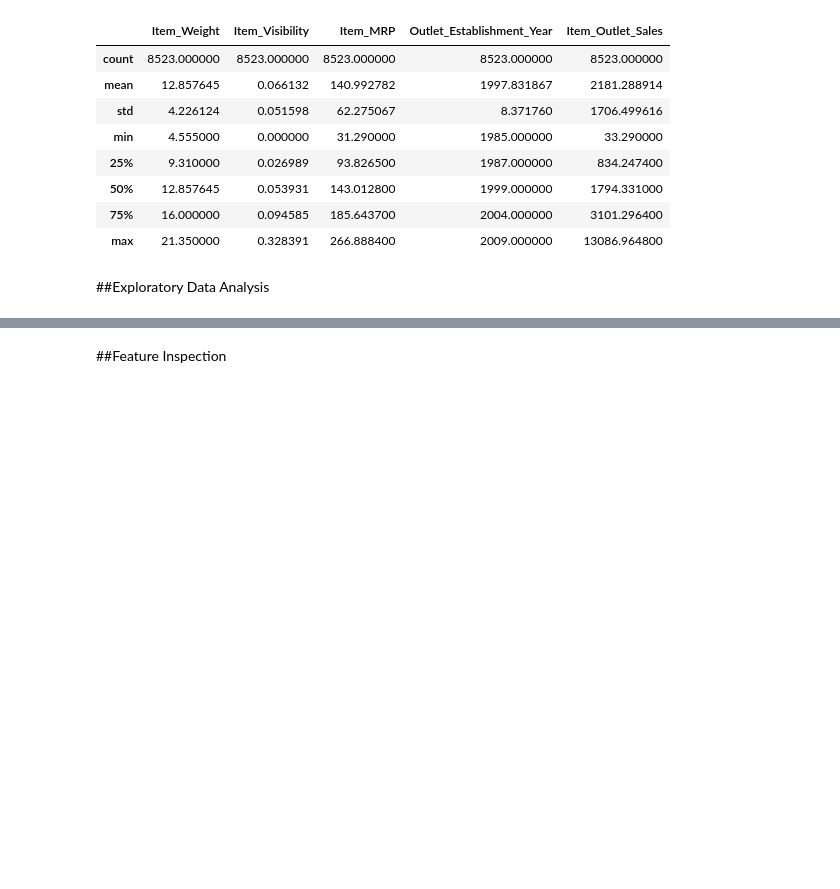
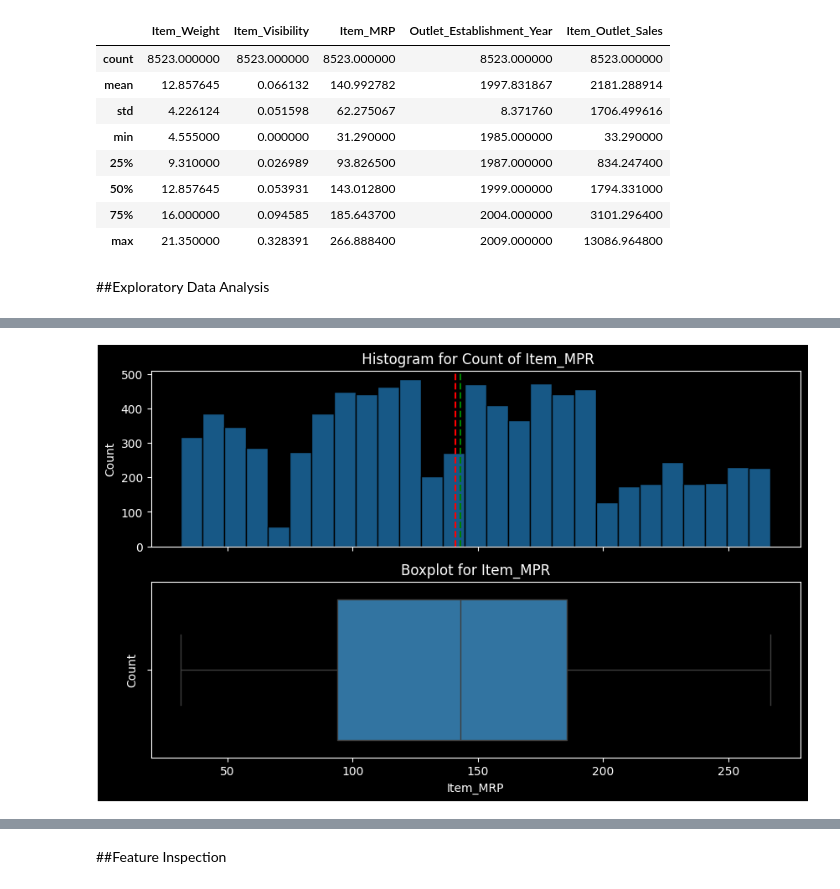
Before and after one commit to dina-masry/Prediction-of-Product-Sales, a Jupyter notebook: Prediction_of_Product_Sales.ipynb, the cells around one changed output, grey strips where cells are left out. Cells and saved outputs as stored; diff of their text form; code cells hidden in the pictures; blank space fills up the shorter version.

```diff
--- a/Prediction_of_Product_Sales.ipynb
+++ b/Prediction_of_Product_Sales.ipynb
@@ -273,0 +366,4 @@ df[num_cols].describe()
+# %%
+plot_numeric(df,numeric_cols[2],' Histogram for Count of Item_MPR', 'Boxplot for Item_MPR')
+# %% [output]
+[figure, added]
```
Also changed, not shown: parts of 30 cells of this notebook.
